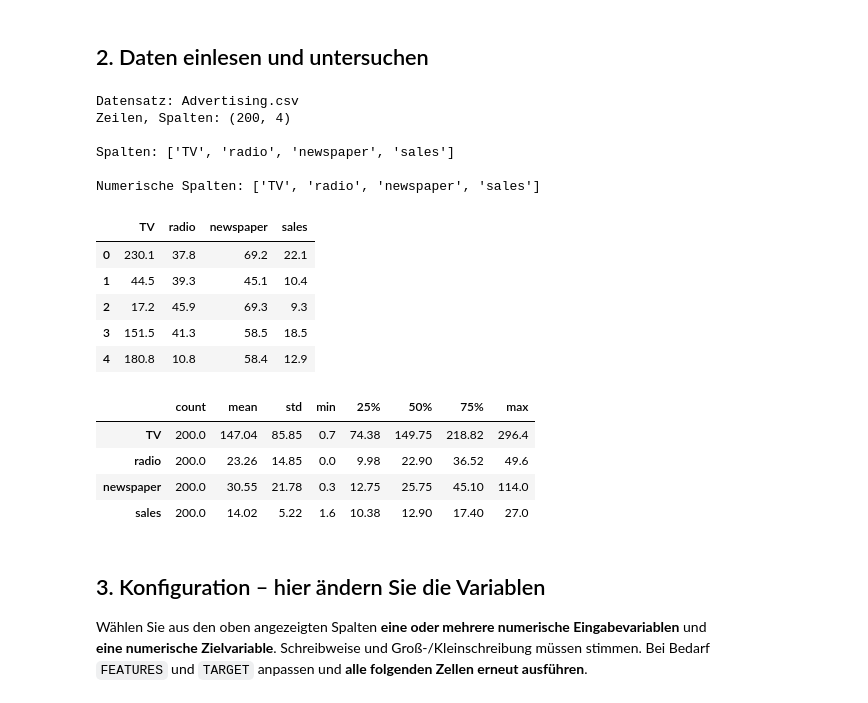
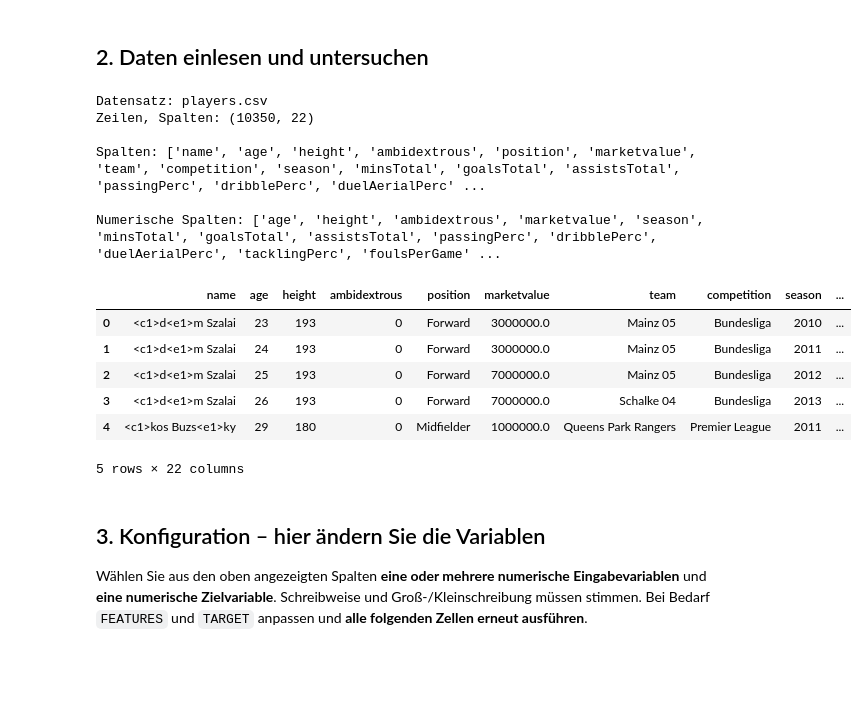
Before and after one commit to mwugehbauer/KIM03_Exercises, a Jupyter notebook: Multiple_Lineare_Regression.ipynb, the cells around one changed output. Cells and saved outputs as stored; diff of their text form; code cells hidden in the pictures; blank space fills up the shorter version.

```diff
--- a/Multiple_Lineare_Regression.ipynb
+++ b/Multiple_Lineare_Regression.ipynb
@@ -26,38 +26,33 @@ Saving Advertising.csv to Advertising.csv
 # %%
 # @title
 import io
 import pandas as pd
 import numpy as np
 
 filename = next(iter(uploaded))
 df = pd.read_csv(io.BytesIO(uploaded[filename]))
 # Eventuelle exportierte Indexspalten entfernen
 df = df.loc[:, ~df.columns.astype(str).str.match(r'^Unnamed(:|$)')]
 
 print('Datensatz:', filename)
 print('Zeilen, Spalten:', df.shape)
 print('\nSpalten:', list(df.columns))
 print('\nNumerische Spalten:', df.select_dtypes(include='number').columns.tolist())
 display(df.head())
-display(df.describe(include='number').T.round(2))
 # %% [output]
-Datensatz: Advertising.csv
-Zeilen, Spalten: (200, 4)
+Datensatz: players.csv
+Zeilen, Spalten: (10350, 22)
 
-Spalten: ['TV', 'radio', 'newspaper', 'sales']
+Spalten: ['name', 'age', 'height', 'ambidextrous', 'position', 'marketvalue', 'team', 'competition', 'season', 'minsTotal', 'goalsTotal', 'assistsTotal', 'passingPerc', 'dribblePerc', 'duelAerialPerc' ...
 
-Numerische Spalten: ['TV', 'radio', 'newspaper', 'sales']
+Numerische Spalten: ['age', 'height', 'ambidextrous', 'marketvalue', 'season', 'minsTotal', 'goalsTotal', 'assistsTotal', 'passingPerc', 'dribblePerc', 'duelAerialPerc', 'tacklingPerc', 'foulsPerGame' ...
-|  | TV | radio | newspaper | sales |
-| 0 | 230.1 | 37.8 | 69.2 | 22.1 |
-| 1 | 44.5 | 39.3 | 45.1 | 10.4 |
-| 2 | 17.2 | 45.9 | 69.3 | 9.3 |
-| 3 | 151.5 | 41.3 | 58.5 | 18.5 |
-| 4 | 180.8 | 10.8 | 58.4 | 12.9 |
+|  | name | age | height | ambidextrous | position | marketvalue | team | competition | season | ... |
+| 0 | <c1>d<e1>m Szalai | 23 | 193 | 0 | Forward | 3000000.0 | Mainz 05 | Bundesliga | 2010 | ... |
+| 1 | <c1>d<e1>m Szalai | 24 | 193 | 0 | Forward | 3000000.0 | Mainz 05 | Bundesliga | 2011 | ... |
+| 2 | <c1>d<e1>m Szalai | 25 | 193 | 0 | Forward | 7000000.0 | Mainz 05 | Bundesliga | 2012 | ... |
+| 3 | <c1>d<e1>m Szalai | 26 | 193 | 0 | Forward | 7000000.0 | Schalke 04 | Bundesliga | 2013 | ... |
+| 4 | <c1>kos Buzs<e1>ky | 29 | 180 | 0 | Midfielder | 1000000.0 | Queens Park Rangers | Premier League | 2011 | ... |
-|  | count | mean | std | min | 25% | 50% | 75% | max |
-| TV | 200.0 | 147.04 | 85.85 | 0.7 | 74.38 | 149.75 | 218.82 | 296.4 |
-| radio | 200.0 | 23.26 | 14.85 | 0.0 | 9.98 | 22.90 | 36.52 | 49.6 |
-| newspaper | 200.0 | 30.55 | 21.78 | 0.3 | 12.75 | 25.75 | 45.10 | 114.0 |
-| sales | 200.0 | 14.02 | 5.22 | 1.6 | 10.38 | 12.90 | 17.40 | 27.0 |
+5 rows × 22 columns
 # %% [markdown]
 ## 3. Konfiguration – hier ändern Sie die Variablen
 
```
Also changed, not shown: parts of 1 cell of this notebook.
